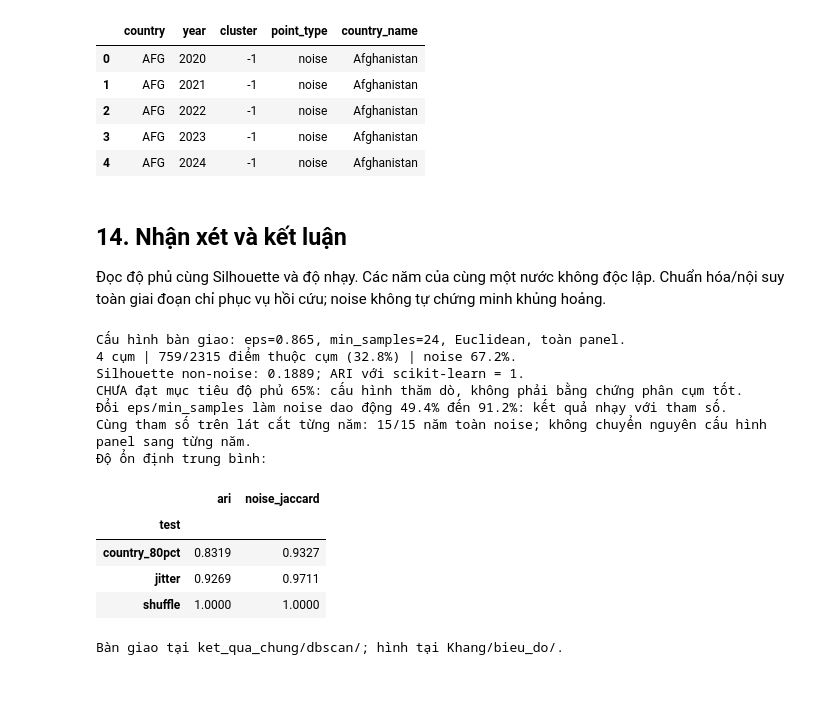
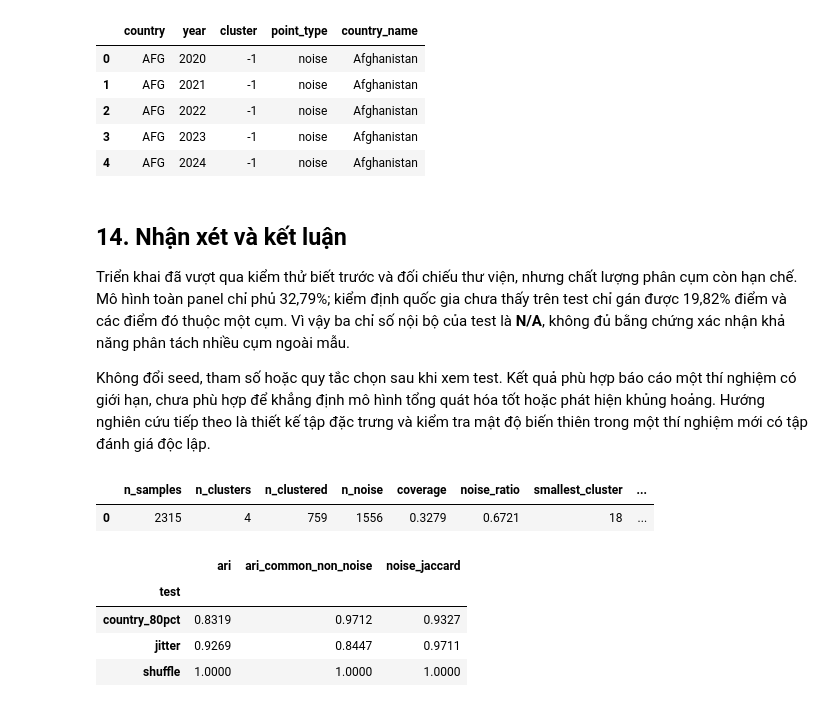
Before and after one commit to nguyenkhang310/DBSCAN, a Jupyter notebook: Khang/notebook/02_dbscan.ipynb, the cells around one changed output. Saved outputs shown, nothing was run; the diff lists cells and outputs as text; code cells hidden in the pictures.

```diff
--- a/Khang/notebook/02_dbscan.ipynb
+++ b/Khang/notebook/02_dbscan.ipynb
@@ -527,32 +684,17 @@ display(result.merge(clean[KEYS + ["country_name"]], on=KEYS, validate="one_to_o
 # %% [markdown]
 ## 14. Nhận xét và kết luận
 
-Đọc độ phủ cùng Silhouette và độ nhạy. Các năm của cùng một nước không độc lập. Chuẩn hóa/nội suy toàn giai đoạn chỉ phục vụ hồi cứu; noise không tự chứng minh khủng hoảng.
+Triển khai đã vượt qua kiểm thử biết trước và đối chiếu thư viện, nhưng chất lượng phân cụm còn hạn chế. Mô hình toàn panel chỉ phủ 32,79%; kiểm định quốc gia chưa thấy trên test chỉ gán được 19,82% điểm và các điểm đó thuộc một cụm. Vì vậy ba chỉ số nội bộ của test là **N/A**, không đủ bằng chứng xác nhận khả năng phân tách nhiều cụm ngoài mẫu.
+
+Không đổi seed, tham số hoặc quy tắc chọn sau khi xem test. Kết quả phù hợp báo cáo một thí nghiệm có giới hạn, chưa phù hợp để khẳng định mô hình tổng quát hóa tốt hoặc phát hiện khủng hoảng. Hướng nghiên cứu tiếp theo là thiết kế tập đặc trưng và kiểm tra mật độ biến thiên trong một thí nghiệm mới có tập đánh giá độc lập.
 # %%
-print(f"Cấu hình bàn giao: eps={EPS}, min_samples={MIN_SAMPLES}, Euclidean, toàn panel.")
-print(f"{final_summary['n_clusters']} cụm | {final_summary['n_clustered']}/{len(X)} điểm thuộc cụm "
-      f"({final_summary['coverage']:.1%}) | noise {final_summary['noise_ratio']:.1%}.")
-print(f"Silhouette non-noise: {final_summary['silhouette']:.4f}; ARI với scikit-learn = 1.")
-if not quality_target_met:
-    print("CHƯA đạt mục tiêu độ phủ 65%: cấu hình thăm dò, không phải bằng chứng phân cụm tốt.")
-print(f"Đổi eps/min_samples làm noise dao động {sensitivity.noise_ratio.min():.1%} "
-      f"đến {sensitivity.noise_ratio.max():.1%}: kết quả nhạy với tham số.")
-print(f"Cùng tham số trên lát cắt từng năm: {(yearly_check.n_clusters == 0).sum()}/"
-      f"{len(yearly_check)} năm toàn noise; không chuyển nguyên cấu hình panel sang từng năm.")
-print("Độ ổn định trung bình:")
-display(stability.groupby("test")[["ari", "noise_jaccard"]].mean().round(4))
-print("Bàn giao tại ket_qua_chung/dbscan/; hình tại Khang/bieu_do/.")
+display(pd.DataFrame([final_summary]).round(4))
+display(stability.groupby("test")[["ari", "ari_common_non_noise", "noise_jaccard"]].mean().round(4))
 # %% [output]
-Cấu hình bàn giao: eps=0.865, min_samples=24, Euclidean, toàn panel.
-4 cụm | 759/2315 điểm thuộc cụm (32.8%) | noise 67.2%.
-Silhouette non-noise: 0.1889; ARI với scikit-learn = 1.
-CHƯA đạt mục tiêu độ phủ 65%: cấu hình thăm dò, không phải bằng chứng phân cụm tốt.
-Đổi eps/min_samples làm noise dao động 49.4% đến 91.2%: kết quả nhạy với tham số.
-Cùng tham số trên lát cắt từng năm: 15/15 năm toàn noise; không chuyển nguyên cấu hình panel sang từng năm.
-Độ ổn định trung bình:
-|  | ari | noise_jaccard |
-| test |  |  |
-| country_80pct | 0.8319 | 0.9327 |
-| jitter | 0.9269 | 0.9711 |
-| shuffle | 1.0000 | 1.0000 |
+|  | n_samples | n_clusters | n_clustered | n_noise | coverage | noise_ratio | smallest_cluster | ... |
+| 0 | 2315 | 4 | 759 | 1556 | 0.3279 | 0.6721 | 18 | ... |
-Bàn giao tại ket_qua_chung/dbscan/; hình tại Khang/bieu_do/.
+|  | ari | ari_common_non_noise | noise_jaccard |
+| test |  |  |  |
+| country_80pct | 0.8319 | 0.9712 | 0.9327 |
+| jitter | 0.9269 | 0.8447 | 0.9711 |
+| shuffle | 1.0000 | 1.0000 | 1.0000 |
```
Also changed, not shown: parts of 32 cells of this notebook, 33 other files.
